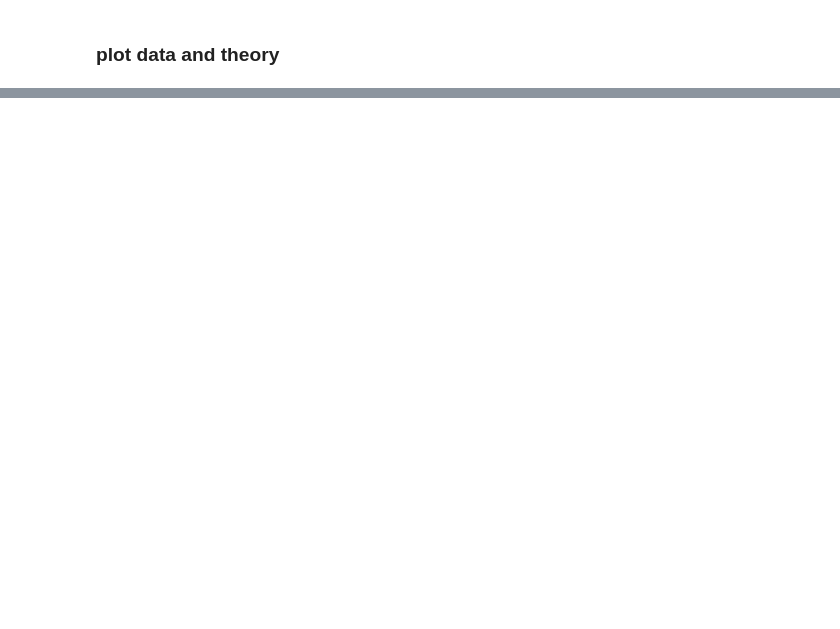
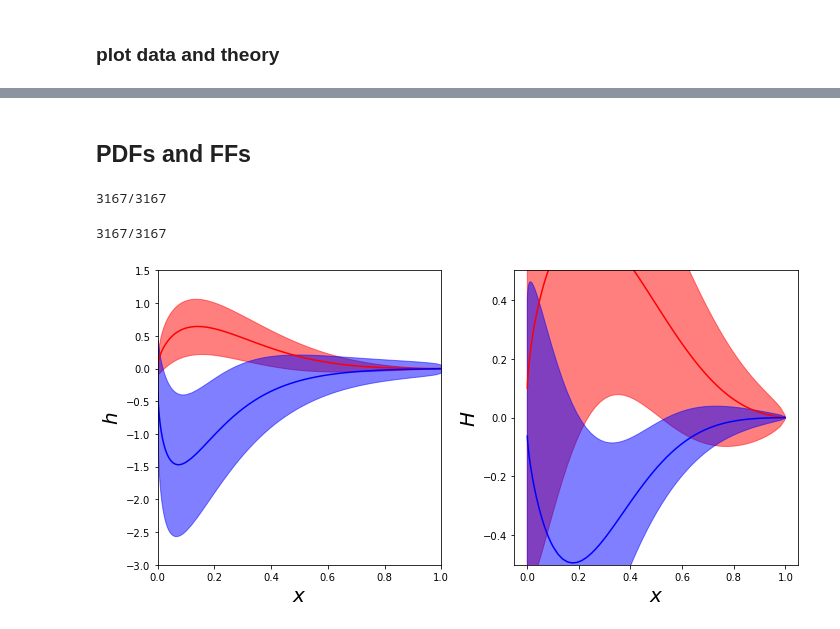
Before and after one commit to zack0179/transfer, a Jupyter notebook: examples/sidis_transversity.ipynb, the cells around one changed output, grey strips where cells are left out. Saved outputs shown, nothing was run; the diff lists cells and outputs as text; code cells hidden in the pictures; blank space fills up the shorter version.

```diff
--- a/examples/sidis_transversity.ipynb
+++ b/examples/sidis_transversity.ipynb
@@ -122,6 +122,7 @@ conf['params']['collins']['pi+ d d 2']  = {'value': 0.0,'fixed':True,'min':-10,'
 # %% [markdown]
 ### initialize fitpack libraries
 # %%
+conf['ncpus']=1
 conf['resman'] = RESMAN()
 mcsamp=MCSAMP()
 # %% [output]
@@ -130,4 +132,6 @@ loading sidis data sets 3013
 ### start multiple NS runs
 - the code will start n independent runs specified by size
 # %%
+conf['size']=10
+conf['factor']=3
 mcsamp.run(path2results,factor=2,size=10)
@@ -425,0 +391,2 @@ py.tight_layout()
+# %% [markdown]
+## PDFs and FFs
@@ -425,0 +408,40 @@ py.tight_layout()
+# %%
+X1=10**np.linspace(-3,-1)
+X2=np.linspace(0.101,0.999)
+X=np.append(X1,X2)
+h=calc(lambda : [conf['transversity'].get_C(x,1) for x in X])
+# %% [output]
+3167/3167
+# %%
+Z1=10**np.linspace(-3,-1)
+Z2=np.linspace(0.101,0.999)
+Z=np.append(Z1,Z2)
+Hpi=calc(lambda : [conf['collins'].get_C(z,1,'pi+') for z in Z])
+# %% [output]
+3167/3167
+# %%
+nrows,ncols=1,2
+py.figure(figsize=(ncols*5,nrows*5))
+ax=py.subplot(nrows,ncols,1)
+ax.fill_between(X,(h['f'][1]-h['df'][1]),(h['f'][1]+h['df'][1]),color='r',alpha=0.5)
+ax.plot(X,h['f'][1],'r')
+ax.fill_between(X,(h['f'][3]-h['df'][3]),(h['f'][3]+h['df'][3]),color='b',alpha=0.5)
+ax.plot(X,h['f'][3],'b')
+ax.set_ylabel(r'$h$',size=20)
+ax.set_xlabel(r'$x$',size=20)
+ax.set_ylim(-3,1.5)
+ax.set_xlim(0,1)
+
+ax=py.subplot(nrows,ncols,2)
+ax.fill_between(Z,Z*(Hpi['f'][1]-Hpi['df'][1]),Z*(Hpi['f'][1]+Hpi['df'][1]),color='r',alpha=0.5)
+ax.fill_between(Z,Z*(Hpi['f'][3]-Hpi['df'][3]),Z*(Hpi['f'][3]+Hpi['df'][3]),color='b',alpha=0.5)
+ax.plot(Z,Z*Hpi['f'][1],'r')
+ax.plot(Z,Z*Hpi['f'][3],'b')
+
+ax.set_ylabel(r'$H$',size=20)
+ax.set_xlabel(r'$x$',size=20)
+ax.set_ylim(-0.5,0.5)
+
+py.tight_layout()
+# %% [output]
+[figure, added]
```
Also changed, not shown: parts of 21 cells of this notebook.
